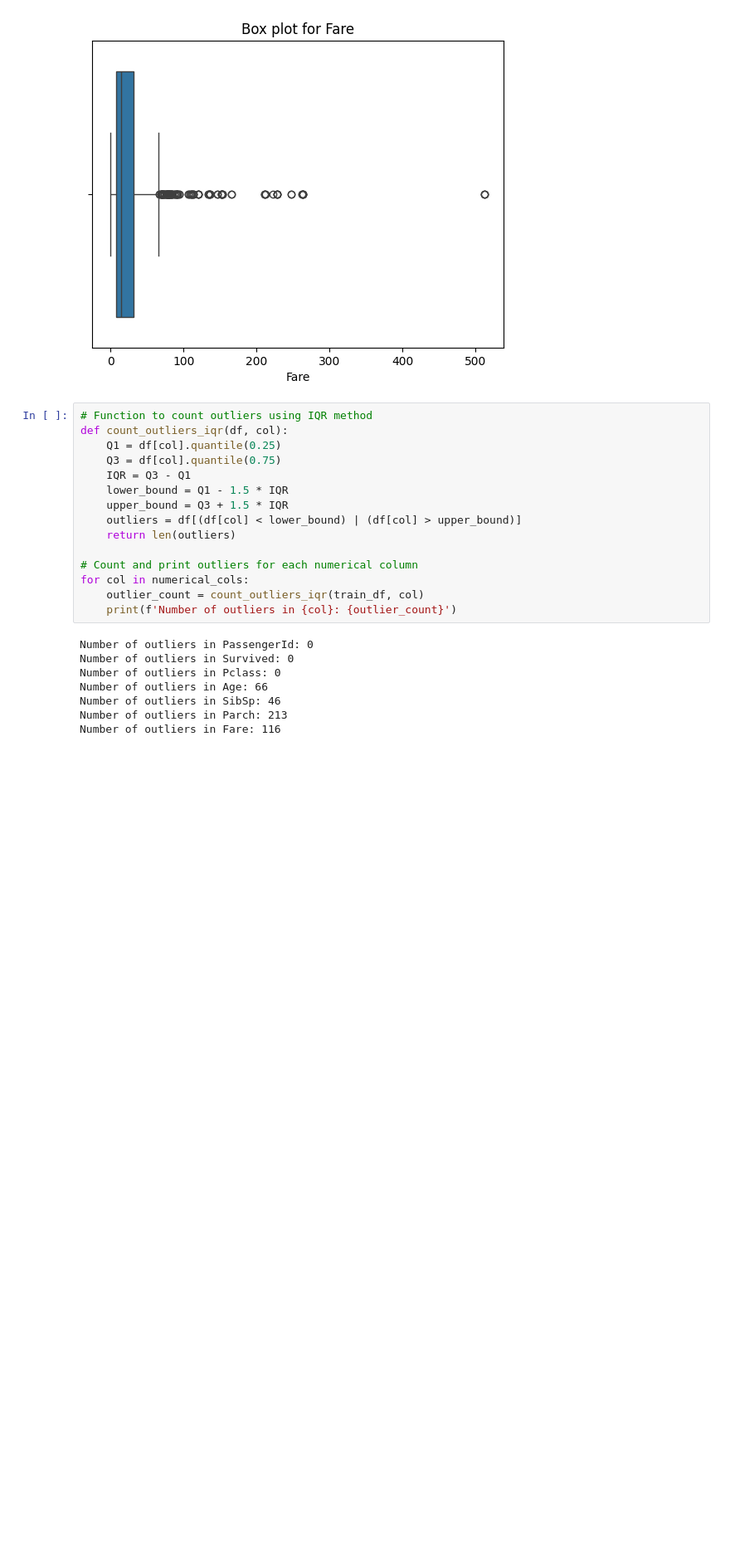
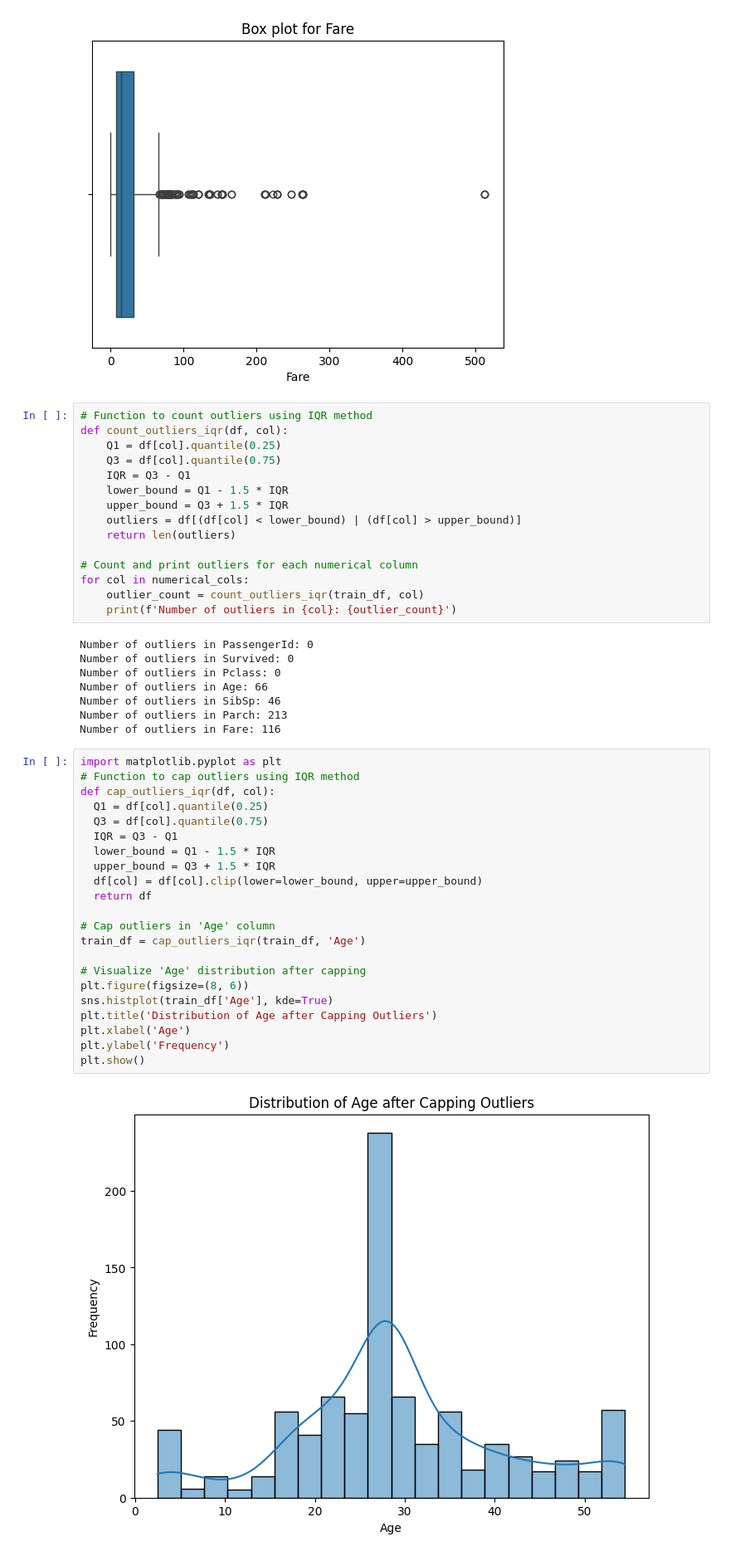
Before and after one commit to M-Rathnayake/Titanic-ML-from-disaster, a Jupyter notebook: train_notebook.ipynb, the cells around one changed output. Shown at 83% size. Saved outputs shown, nothing was run; the diff lists cells and outputs as text; blank space fills up the shorter version.

Commit message:
Handled outlier

```diff
--- a/train_notebook.ipynb
+++ b/train_notebook.ipynb
@@ -157,3 +157,27 @@ Number of outliers in Age: 66
 Number of outliers in SibSp: 46
 Number of outliers in Parch: 213
 Number of outliers in Fare: 116
+# %%
+import matplotlib.pyplot as plt
+# Function to cap outliers using IQR method
+def cap_outliers_iqr(df, col):
+  Q1 = df[col].quantile(0.25)
+  Q3 = df[col].quantile(0.75)
+  IQR = Q3 - Q1
+  lower_bound = Q1 - 1.5 * IQR
+  upper_bound = Q3 + 1.5 * IQR
+  df[col] = df[col].clip(lower=lower_bound, upper=upper_bound)
+  return df
+
+# Cap outliers in 'Age' column
+train_df = cap_outliers_iqr(train_df, 'Age')
+
+# Visualize 'Age' distribution after capping
+plt.figure(figsize=(8, 6))
+sns.histplot(train_df['Age'], kde=True)
+plt.title('Distribution of Age after Capping Outliers')
+plt.xlabel('Age')
+plt.ylabel('Frequency')
+plt.show()
+# %% [output]
+[figure, added]
```
Also changed, not shown: parts of 14 cells of this notebook.
